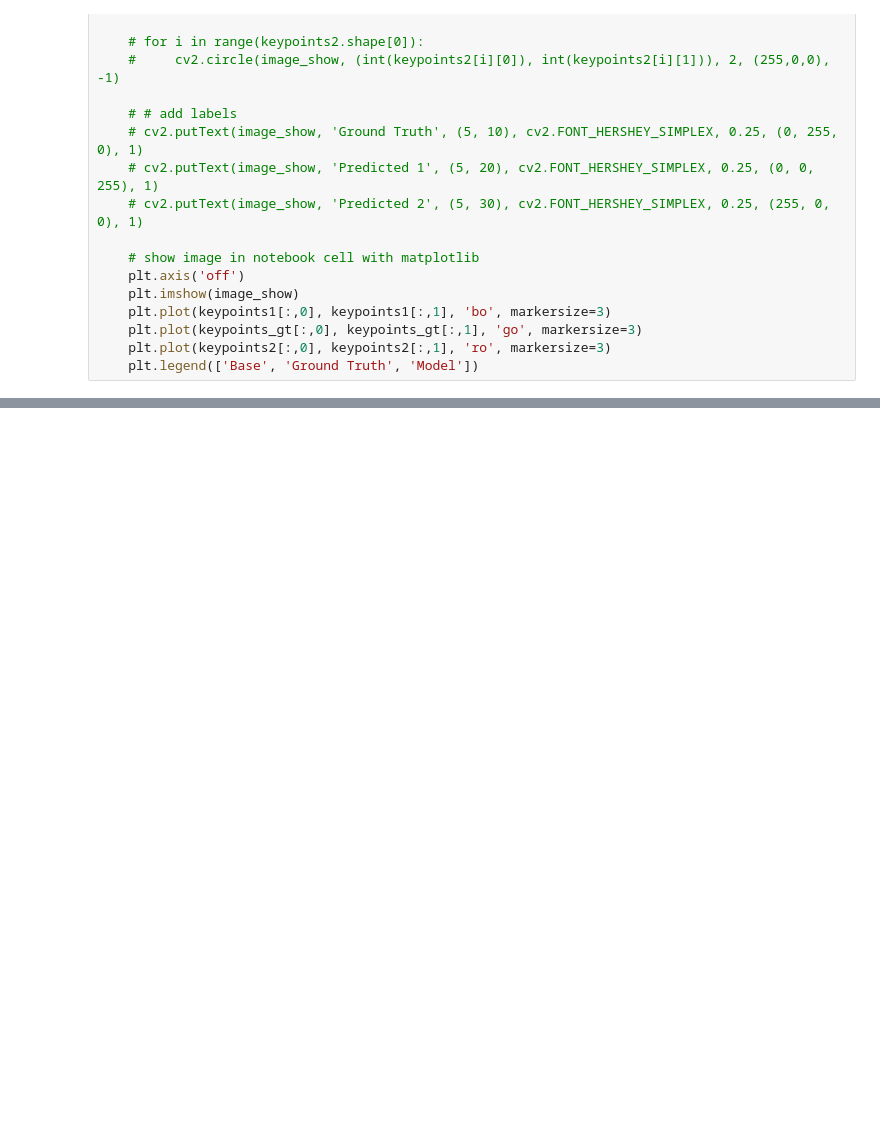
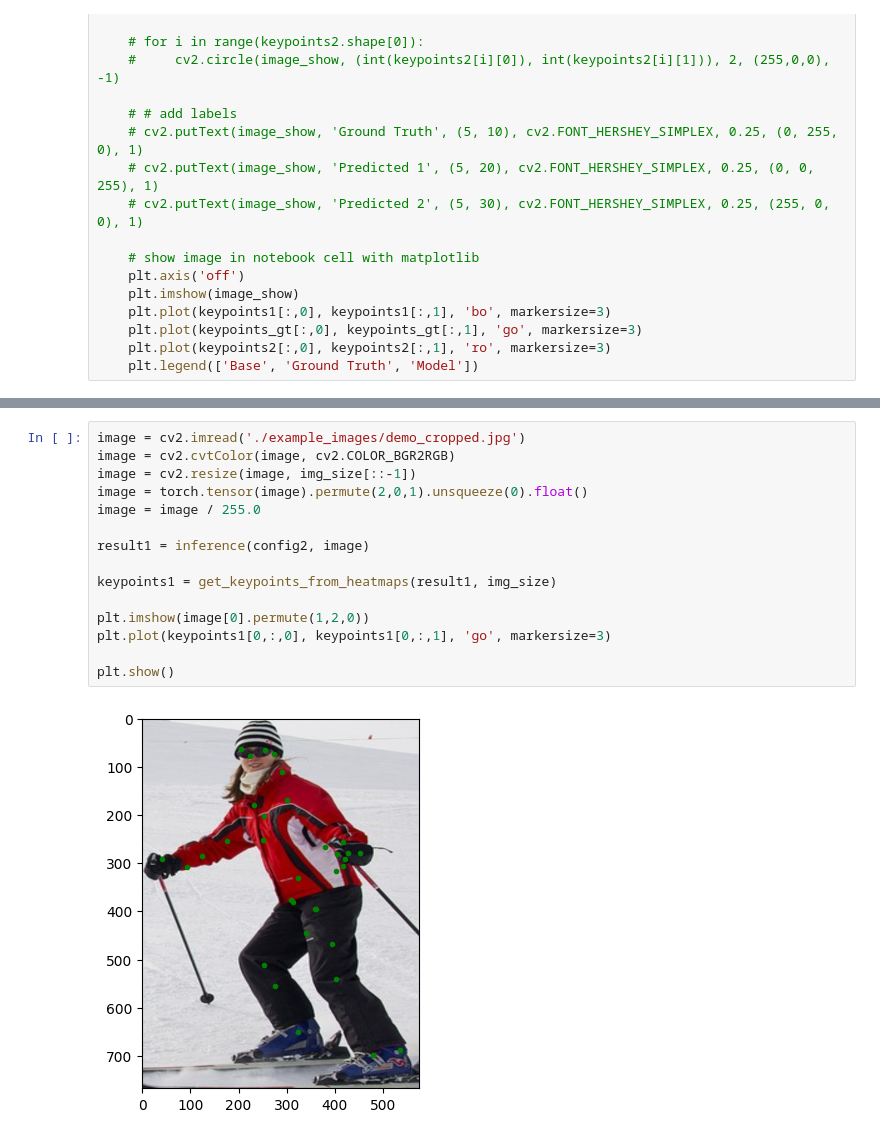
Before and after one commit to Rynhardf/research-project-2024, a Jupyter notebook: visualise.ipynb, the cells around one changed output, grey strips where cells are left out. Cells and saved outputs as stored; diff of their text form; blank space fills up the shorter version.

```diff
--- a/visualise.ipynb
+++ b/visualise.ipynb
@@ -77,0 +83,17 @@ plt.show()
+# %%
+image = cv2.imread('./example_images/demo_cropped.jpg')
+image = cv2.cvtColor(image, cv2.COLOR_BGR2RGB)
+image = cv2.resize(image, img_size[::-1])
+image = torch.tensor(image).permute(2,0,1).unsqueeze(0).float()
+image = image / 255.0
+
+result1 = inference(config2, image)
+
+keypoints1 = get_keypoints_from_heatmaps(result1, img_size)
+
+plt.imshow(image[0].permute(1,2,0))
+plt.plot(keypoints1[0,:,0], keypoints1[0,:,1], 'go', markersize=3)
+
+plt.show()
+# %% [output]
+[figure, added]
```
Also changed, not shown: parts of 3 cells of this notebook, 6 other files.
